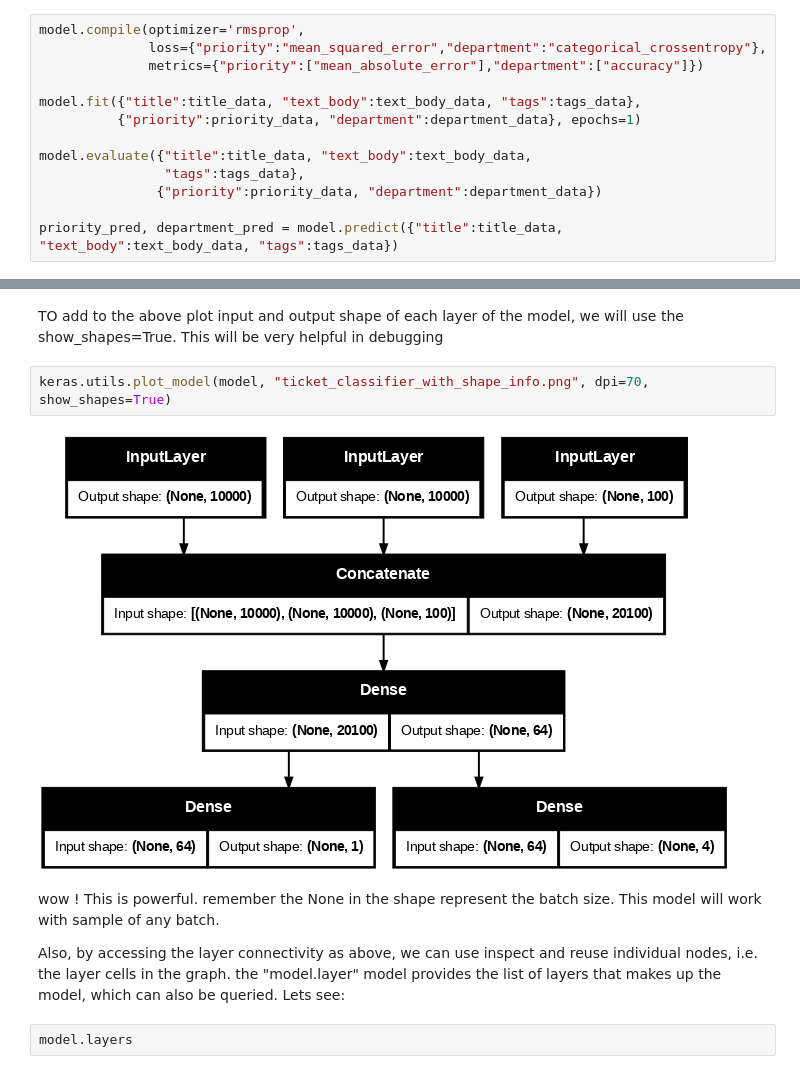
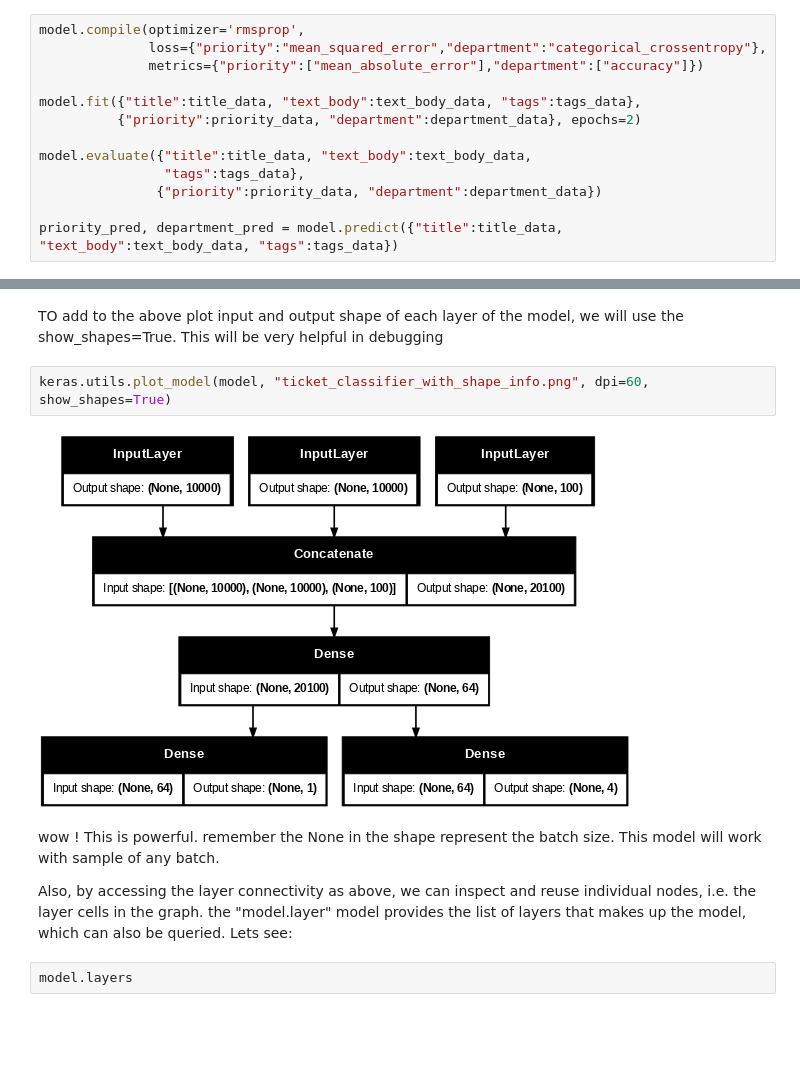
Before and after one commit to Mainasaid/deep-learning-with-python-practice, a Jupyter notebook: Testing.ipynb, the cells around one changed output, grey strips where cells are left out. Saved outputs shown, nothing was run; the diff lists cells and outputs as text; blank space fills up the shorter version.

```diff
--- a/Testing.ipynb
+++ b/Testing.ipynb
@@ -229,7 +233,7 @@ model.compile(optimizer='rmsprop',
               metrics={"priority":["mean_absolute_error"],"department":["accuracy"]})
 
 model.fit({"title":title_data, "text_body":text_body_data, "tags":tags_data},
-          {"priority":priority_data, "department":department_data}, epochs=1)
+          {"priority":priority_data, "department":department_data}, epochs=2)
 
 model.evaluate({"title":title_data, "text_body":text_body_data,
                 "tags":tags_data},
@@ -251,13 +258,13 @@ keras.utils.plot_model(model, "ticket_classifier.png", dpi=60)  #dpi is dot per
 # %% [markdown]
 TO add to the above plot input and output shape of each layer of the model, we will use the show_shapes=True. This will be very helpful in debugging
 # %%
-keras.utils.plot_model(model, "ticket_classifier_with_shape_info.png", dpi=70, show_shapes=True)
+keras.utils.plot_model(model, "ticket_classifier_with_shape_info.png", dpi=60, show_shapes=True)
 # %% [output]
-[figure, old version]
+[figure, new version]
 # %% [markdown]
 wow ! This is powerful. remember the None in the shape represent the batch size. This model will work with sample of any batch.
 
-Also, by accessing the layer connectivity as above, we can use inspect and reuse individual nodes, i.e. the layer cells in the graph. the "model.layer" model provides the list of layers that makes up the model, which can also be queried. Lets see:
+Also, by accessing the layer connectivity as above, we can inspect and reuse individual nodes, i.e. the layer cells in the graph. the "model.layer" model provides the list of layers that makes up the model, which can also be queried. Lets see:
 # %%
 model.layers
 # %% [output]
```
Also changed, not shown: parts of 11 cells of this notebook.
